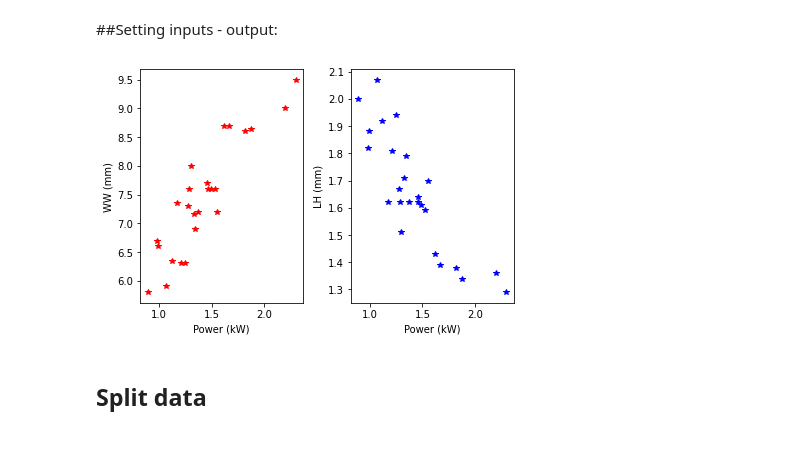
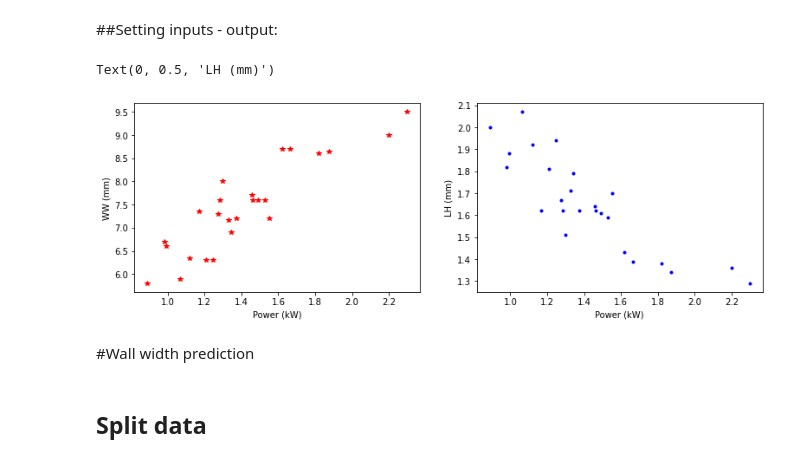
Before and after one commit to GermanOmar/ANN1, a Jupyter notebook: GPs_WAAM_PvsWW.ipynb, the cells around one changed output. Drawn from its saved outputs; the diff is of its cells as text; code cells hidden in the pictures.

```diff
--- a/GPs_WAAM_PvsWW.ipynb
+++ b/GPs_WAAM_PvsWW.ipynb
@@ -34,26 +34,30 @@ data.describe()
 # %%
 X=data[['Qp']]
 Y=data['WW'][:,None]
 Z=data['LH'][:,None]
 
 #import seaborn as sns
 #sns.set()
 fig = plt.figure()
+fig.set_figheight(4)
+fig.set_figwidth(13)
 
 plt.subplot(1, 2, 1)
-figsize=(10, 4)
 plt.plot(X, Y, 'r*')
 plt.xlabel('Power (kW)')
 plt.ylabel('WW (mm)')
 
 plt.subplot(1, 2, 2)
-plt.plot(X, Z, 'b*')
+plt.plot(X, Z, 'b.')
 plt.xlabel('Power (kW)')
 plt.ylabel('LH (mm)')
 
-fig.tight_layout()
+#fig.tight_layout()
 # %% [output]
+Text(0, 0.5, 'LH (mm)')
-[figure, old version]
+[figure, new version]
+# %% [markdown]
+#Wall width prediction
 # %% [markdown]
 ## Split data
 # %%
```
Also changed, not shown: parts of 14 cells of this notebook.
